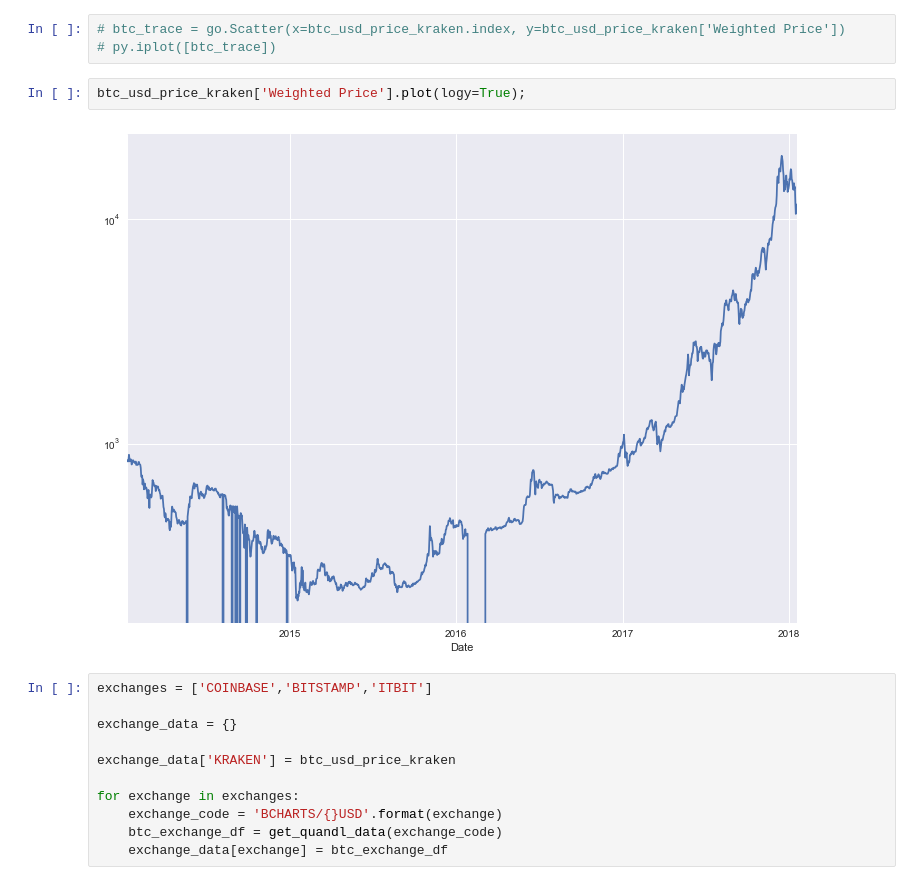
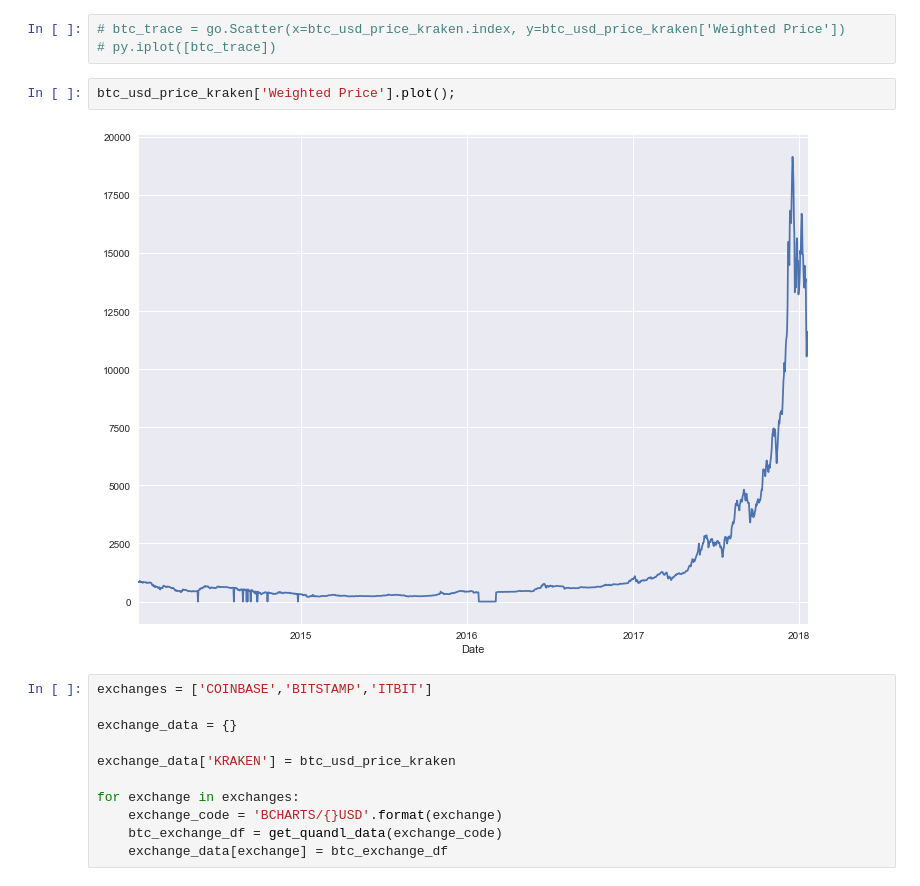
Before and after one commit to eliekawerk/trading, a Jupyter notebook: Cryptocurrency_Analysis_Intro.ipynb, the cells around one changed output. Drawn from its saved outputs; the diff is of its cells as text.

```diff
--- a/Cryptocurrency_Analysis_Intro.ipynb
+++ b/Cryptocurrency_Analysis_Intro.ipynb
@@ -82,9 +82,9 @@ Cached BCHARTS/KRAKENUSD at BCHARTS-KRAKENUSD.pkl
 # btc_trace = go.Scatter(x=btc_usd_price_kraken.index, y=btc_usd_price_kraken['Weighted Price'])
 # py.iplot([btc_trace])
 # %%
-btc_usd_price_kraken['Weighted Price'].plot(logy=True);
+btc_usd_price_kraken['Weighted Price'].plot();
 # %% [output]
-[figure, old version]
+[figure, new version]
 # %%
 exchanges = ['COINBASE','BITSTAMP','ITBIT']
 
```
Also changed, not shown: parts of 1 cell of this notebook, 1 other file.
